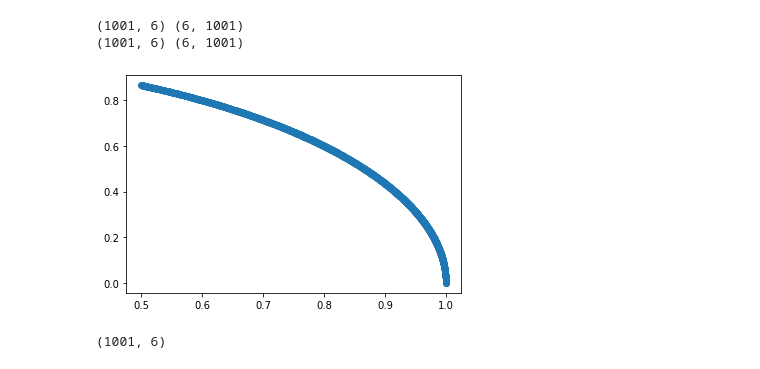
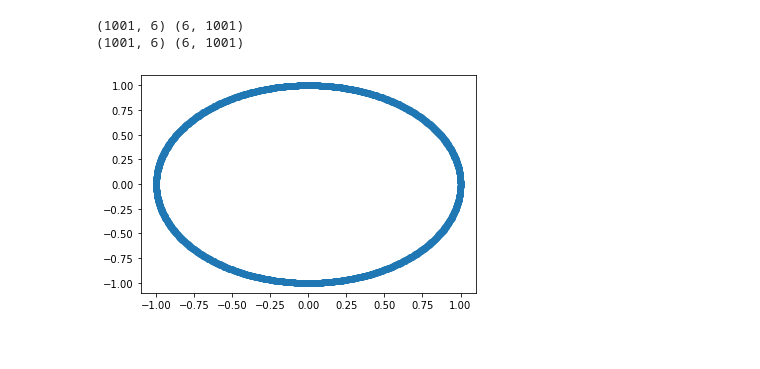
Before and after one commit to ElderWanng/RLproject, a Jupyter notebook: part3.ipynb, the cells around one changed output. Saved outputs shown, nothing was run; the diff lists cells and outputs as text; code cells hidden in the pictures.

```diff
--- a/part3.ipynb
+++ b/part3.ipynb
@@ -1,4 +1,10 @@
 # %%
+#!/usr/bin/env python
+# coding: utf-8
+
+# In[141]:
+
+
 #!/usr/bin/env python
 # coding: utf-8
 from __future__ import print_function
@@ -20,7 +26,7 @@ N = 1000
 u_ = robot.mass*robot.g/2
 z0 = np.array([1,0,0,0,0,0]).reshape([6,])
 u0 = u_ * np.ones([2,1])
-o = (2*math.pi/10)/6
+o = (2*math.pi/10)
 r = 1
 T = 10
 
@@ -46,32 +52,36 @@ omega_desried = [0 for i in range(0,N+1)]
 state_desired = np.array([x_desired,vx_desired,y_desired,vy_desired,theta_desried,omega_desried])
 ref_traj = state_desired.T
 print(ref_traj.shape,state_desired.shape)
 
 
 
 
 # x=np.linspace(0,2*math.pi,horizon_length+1)
 # z_bar=np.zeros([6,horizon_length+1])
 # z_bar[0,:]=np.cos(x)
 # z_bar[1,:]=-np.sin(x)
 # z_bar[2,:]=np.sin(x)
 # z_bar[3,:]=np.cos(x)
 # ref_traj = z_bar.T
 # state_desired = z_bar
 
 
 
 
 z0 = np.zeros_like(state_desired[:,0])
 u_init = [(robot.mass * robot.g / 2) * np.ones([2]) for _ in range(horizon_length)]
 print(ref_traj.shape,state_desired.shape)
 
 plt.figure()
 plt.scatter(x_desired,y_desired)
 
 plt.show()
+
+
+
+# In[142]:
 # %% [output]
 (1001, 6) (6, 1001)
 (1001, 6) (6, 1001)
-[figure, old version]
+[figure, new version]
 # %%
@@ -214,8 +227,4 @@ class LQR_Track_Controller:
             u_new_array[t] = u_array[t] + alpha * (k_array[t] + K_array[t].dot(x_new_array[t]-x_array[t]))
             x_new_array[t+1] = self.obj.next_state(x_new_array[t], u_new_array[t], t)
         return np.array(x_new_array), np.array(u_new_array)
-# %%
-ref_traj.shape
-# %% [output]
-(1001, 6)
 # %%
```
Also changed, not shown: parts of 3 cells of this notebook, 21 other files.
